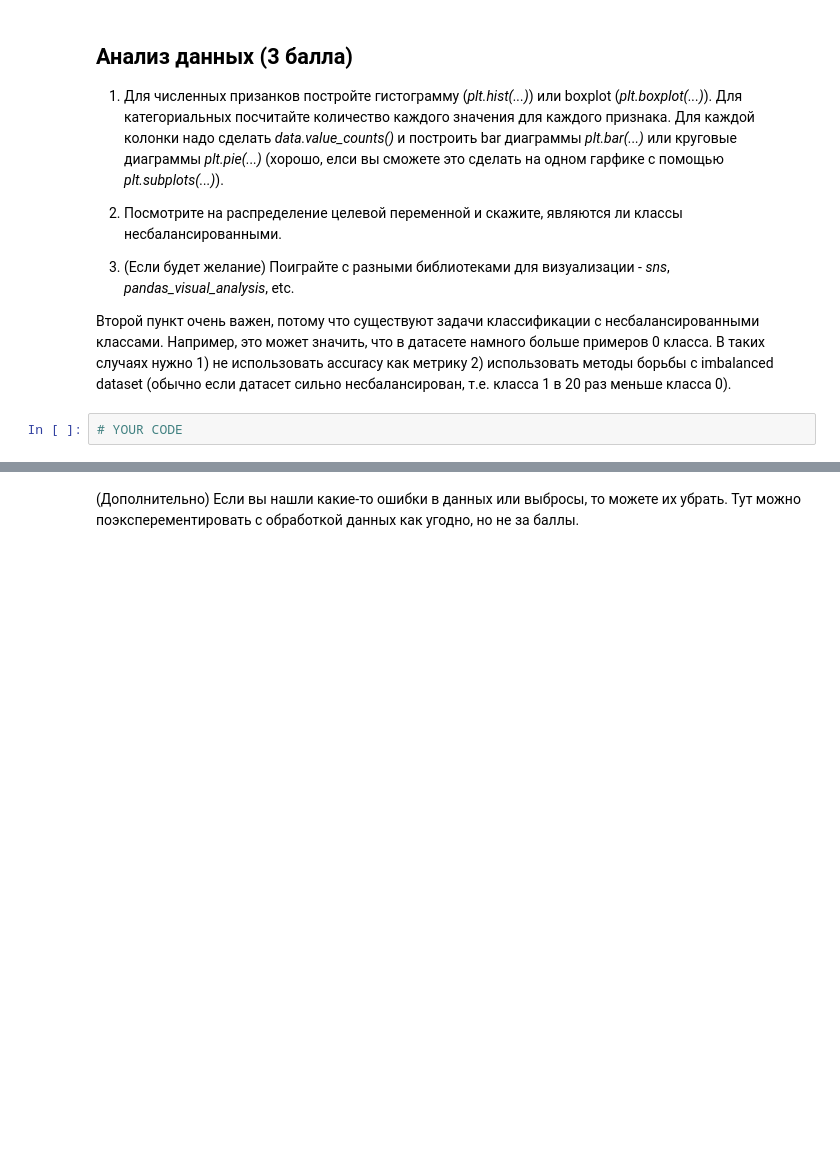
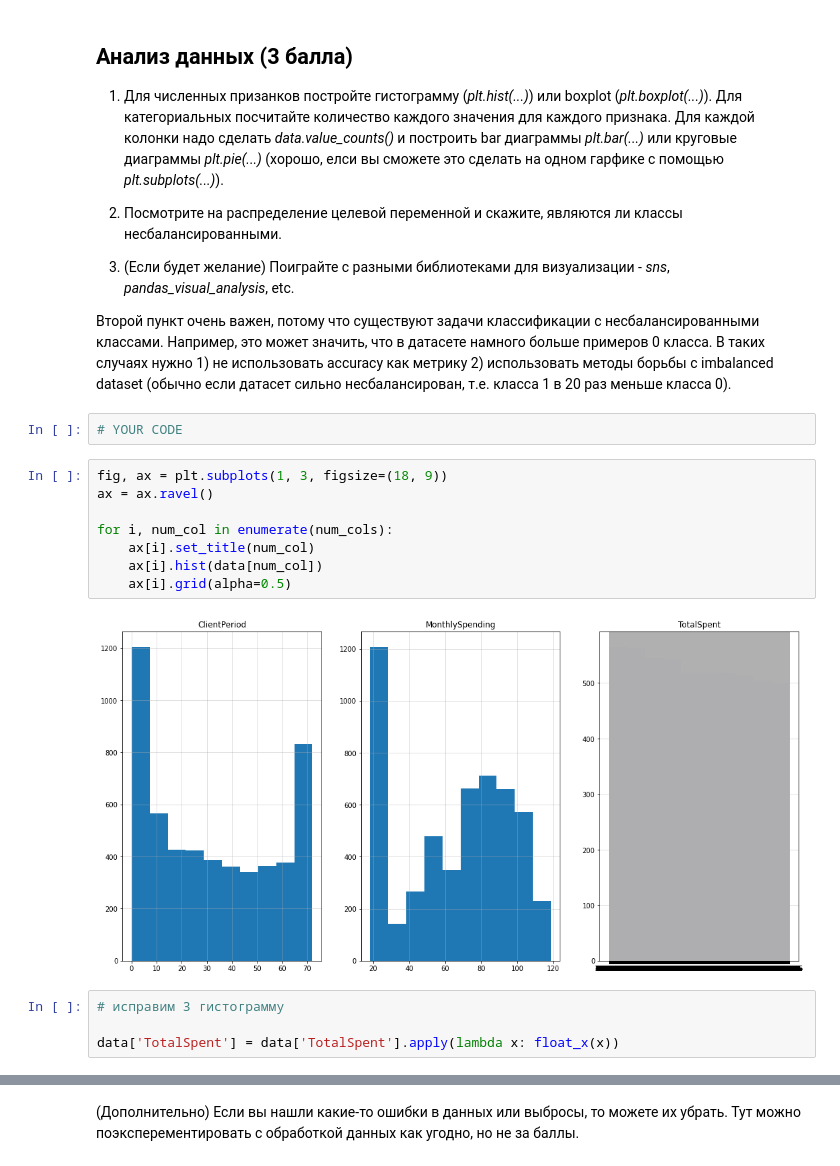
Before and after one commit to Egorblin/user_churn, a Jupyter notebook: baseline.ipynb, the cells around one changed output, grey strips where cells are left out. Saved outputs shown, nothing was run; the diff lists cells and outputs as text; blank space fills up the shorter version.

```diff
--- a/baseline.ipynb
+++ b/baseline.ipynb
@@ -131,3 +160,17 @@ memory usage: 825.4+ KB
 Второй пункт очень важен, потому что существуют задачи классификации с несбалансированными классами. Например, это может значить, что в датасете намного больше примеров 0 класса. В таких случаях нужно 1) не использовать accuracy как метрику 2) использовать методы борьбы с imbalanced dataset (обычно если датасет сильно несбалансирован, т.е. класса 1 в 20 раз меньше класса 0).
 # %%
 # YOUR CODE
+# %%
+fig, ax = plt.subplots(1, 3, figsize=(18, 9))
+ax = ax.ravel()
+
+for i, num_col in enumerate(num_cols):
+    ax[i].set_title(num_col)
+    ax[i].hist(data[num_col])
+    ax[i].grid(alpha=0.5)
+# %% [output]
+[figure, added]
+# %%
+# исправим 3 гистограмму
+
+data['TotalSpent'] = data['TotalSpent'].apply(lambda x: float_x(x))
```
Also changed, not shown: parts of 11 cells of this notebook.
